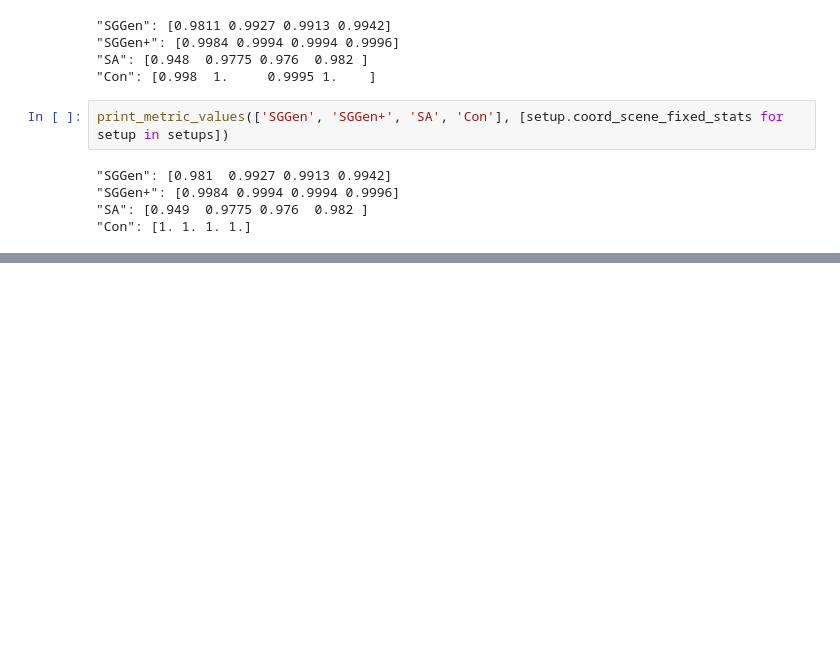
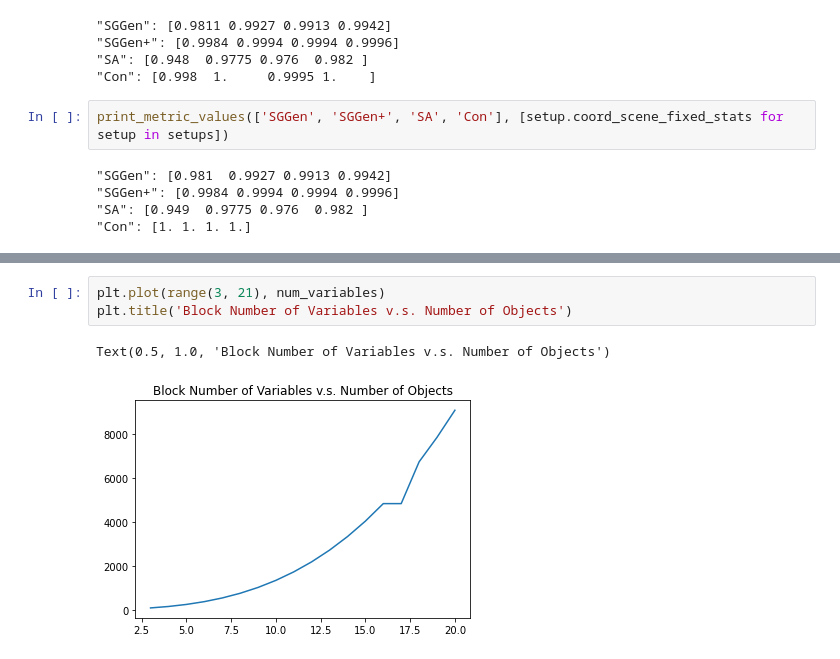
Before and after one commit to 20001LastOrder/Clevr-Relational, a Jupyter notebook: measurements/scene_graph_solver.ipynb, the cells around one changed output, grey strips where cells are left out. Cells and saved outputs as stored; diff of their text form; blank space fills up the shorter version.

```diff
--- a/measurements/scene_graph_solver.ipynb
+++ b/measurements/scene_graph_solver.ipynb
@@ -672,0 +681,6 @@ satisfied
+# %%
+plt.plot(range(3, 21), num_variables)
+plt.title('Block Number of Variables v.s. Number of Objects')
+# %% [output]
+Text(0.5, 1.0, 'Block Number of Variables v.s. Number of Objects')
+[figure, added]
```
Also changed, not shown: parts of 54 cells of this notebook, 13 other files.
